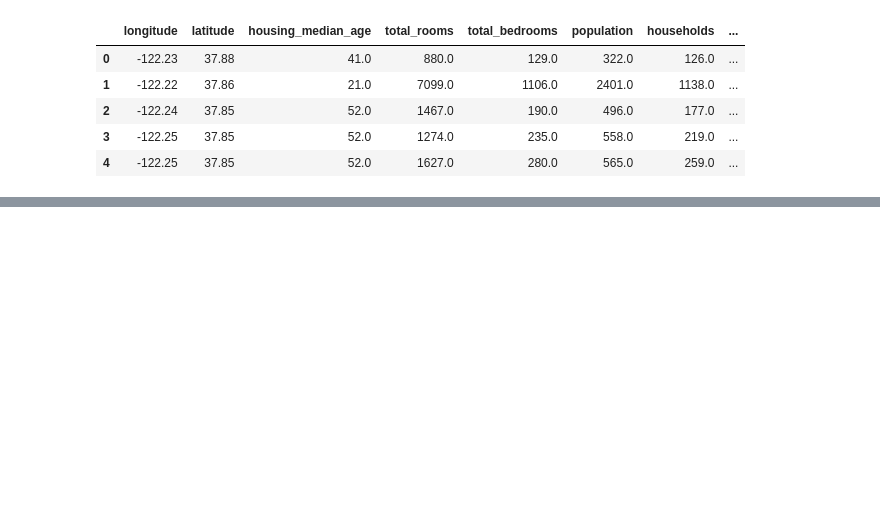
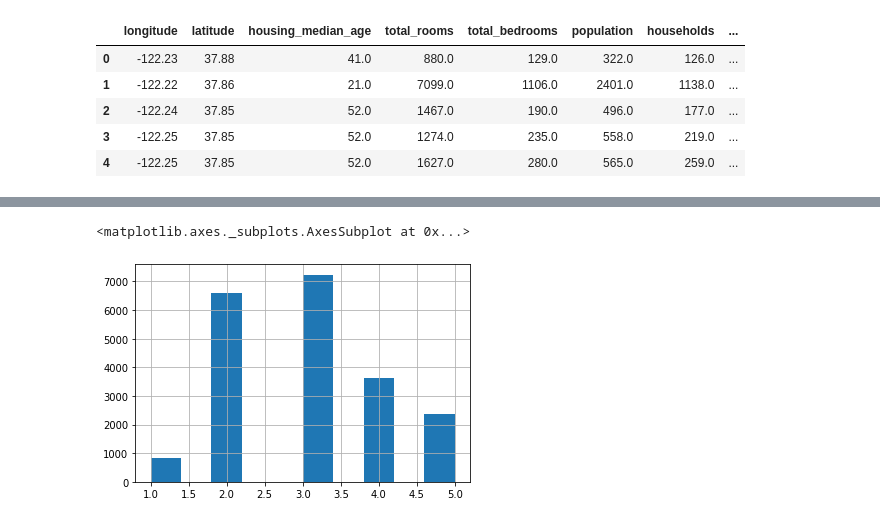
Before and after one commit to tokuga96/predict_housing_prices_california, a Jupyter notebook: colab.ipynb, the cells around one changed output, grey strips where cells are left out. Drawn from its saved outputs; the diff is of its cells as text; code cells hidden in the pictures; blank space fills up the shorter version.

```diff
--- a/colab.ipynb
+++ b/colab.ipynb
@@ -26,0 +96,5 @@ housing.head()
+# %%
+housing["income_cat"].hist()
+# %% [output]
+<matplotlib.axes._subplots.AxesSubplot at 0x...>
+[figure, added]
```
Also changed, not shown: parts of 11 cells of this notebook.
